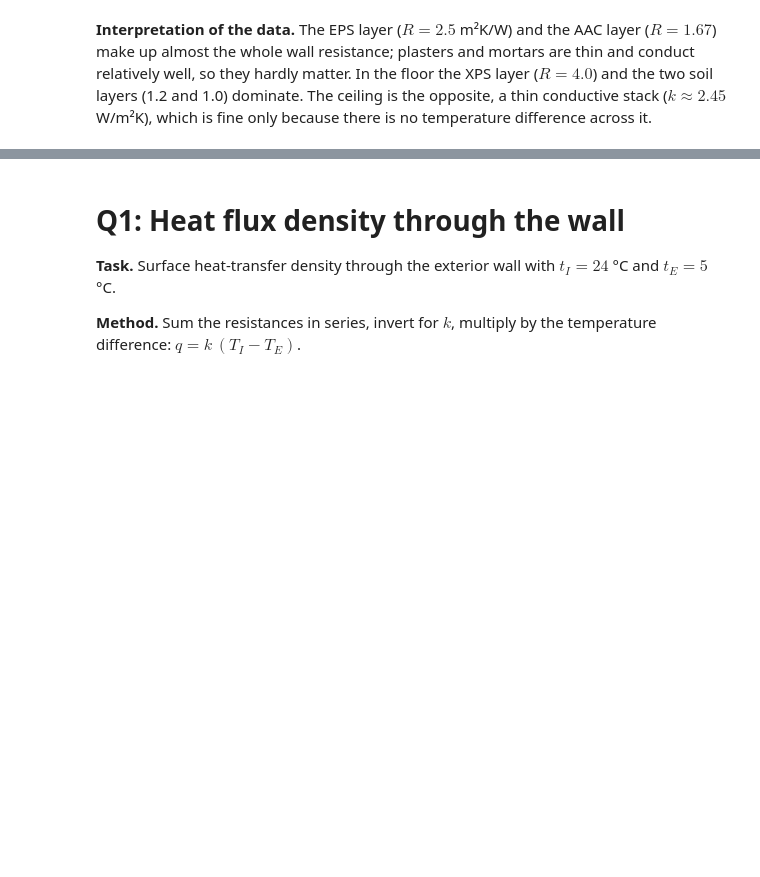
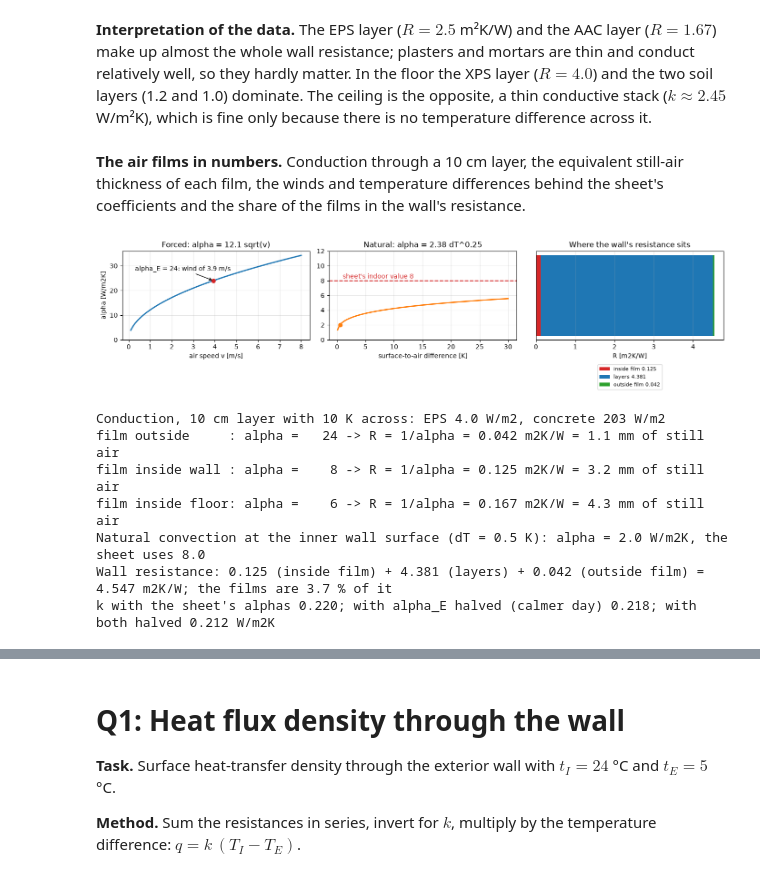
Before and after one commit to mariosakka/human-centric-ai-for-energy-management-labs, a Jupyter notebook: lab-4/explanation-notebooks/jupyter notebooks/lab-4-in-depth.ipynb, the cells around one changed output, grey strips where cells are left out. Saved outputs shown, nothing was run; the diff lists cells and outputs as text; code cells hidden in the pictures; blank space fills up the shorter version.

```diff
--- a/lab-4/explanation-notebooks/jupyter notebooks/lab-4-in-depth.ipynb
+++ b/lab-4/explanation-notebooks/jupyter notebooks/lab-4-in-depth.ipynb
@@ -152,3 +186,39 @@ T_E = 5.0 C, T_I = 24.0 C, T_soil = 11.0 C; alpha_E = 24.0, alpha_I wall = 8.0,
 wall area gross 72 m2, windows 4.0 m2, net opaque 68.0 m2, floor 36.0 m2
 # %% [markdown]
 **Interpretation of the data.** The EPS layer ($R=2.5$ m²K/W) and the AAC layer ($R=1.67$) make up almost the whole wall resistance; plasters and mortars are thin and conduct relatively well, so they hardly matter. In the floor the XPS layer ($R=4.0$) and the two soil layers (1.2 and 1.0) dominate. The ceiling is the opposite, a thin conductive stack ($k \approx 2.45$ W/m²K), which is fine only because there is no temperature difference across it.
+# %% [markdown]
+**The air films in numbers.** Conduction through a 10 cm layer, the equivalent still-air thickness of each film, the winds and temperature differences behind the sheet's coefficients and the share of the films in the wall's resistance.
+# %%
+brk = resistance_breakdown(WALL, ALPHA_I_WALL, ALPHA_E)
+prof_ = temperature_profile(WALL, ALPHA_I_WALL, ALPHA_E, T_I, T_E)
+dt_in = prof_.temp[0] - prof_.temp[1]
+v_, dts_ = np.linspace(0.1, 8, 80), np.linspace(0.1, 30, 120)
+fig_, ax = plt.subplots(1, 3, figsize=(14, 3.8))
+ax[0].plot(v_, alpha_forced(v_), color="tab:blue", lw=2)
+ax[0].plot(wind_for_alpha(ALPHA_E), ALPHA_E, "o", color="tab:red")
+ax[0].annotate(f"alpha_E = {ALPHA_E:.0f}: wind of {wind_for_alpha(ALPHA_E):.1f} m/s", (wind_for_alpha(ALPHA_E), ALPHA_E), xytext=(0.3, 28), arrowprops=dict(arrowstyle="->"))
+ax[0].set(title="Forced: alpha = 12.1 sqrt(v)", xlabel="air speed v [m/s]", ylabel="alpha [W/m2K]", ylim=(0, 36))
+ax[1].plot(dts_, alpha_natural(dts_), color="tab:orange", lw=2)
+ax[1].axhline(ALPHA_I_WALL, ls="--", color="tab:red"); ax[1].text(1, ALPHA_I_WALL + 0.3, f"sheet's indoor value {ALPHA_I_WALL:.0f}", color="tab:red")
+ax[1].plot(dt_in, alpha_natural(dt_in), "o", color="tab:orange")
+ax[1].set(title="Natural: alpha = 2.38 dT^0.25", xlabel="surface-to-air difference [K]", ylim=(0, 12))
+left = 0
+for label, key, col in (("inside film", "film_in", "tab:red"), ("layers", "layers", "tab:blue"), ("outside film", "film_out", "tab:green")):
+    ax[2].barh(0, brk[key], left=left, color=col, label=f"{label} {brk[key]:.3f}"); left += brk[key]
+ax[2].set(title="Where the wall's resistance sits", xlabel="R [m2K/W]", yticks=[]); ax[2].legend(loc="upper center", bbox_to_anchor=(0.5, -0.25), ncol=1, fontsize=8)
+plt.tight_layout(); plt.show()
+print(f"Conduction, 10 cm layer with 10 K across: EPS {conduction_flux(0.040, 0.10, 10):.1f} W/m2, concrete {conduction_flux(2.03, 0.10, 10):.0f} W/m2")
+for name, a in (("outside", ALPHA_E), ("inside wall", ALPHA_I_WALL), ("inside floor", ALPHA_I_FLOOR)):
+    print(f"film {name:12s}: alpha = {a:4.0f} -> R = 1/alpha = {film_resistance(a):.3f} m2K/W = {1000 * film_thickness(a):.1f} mm of still air")
+print(f"Natural convection at the inner wall surface (dT = {dt_in:.1f} K): alpha = {alpha_natural(dt_in):.1f} W/m2K, the sheet uses {ALPHA_I_WALL}")
+print(f"Wall resistance: {brk['film_in']:.3f} (inside film) + {brk['layers']:.3f} (layers) + {brk['film_out']:.3f} (outside film) = {brk['total']:.3f} m2K/W; the films are {100 * (brk['film_in'] + brk['film_out']) / brk['total']:.1f} % of it")
+print(f"k with the sheet's alphas {k_value(WALL, ALPHA_I_WALL, ALPHA_E):.3f}; with alpha_E halved (calmer day) {k_value(WALL, ALPHA_I_WALL, ALPHA_E / 2):.3f}; with both halved {k_value(WALL, ALPHA_I_WALL / 2, ALPHA_E / 2):.3f} W/m2K")
+# %% [output]
+[figure, added]
+Conduction, 10 cm layer with 10 K across: EPS 4.0 W/m2, concrete 203 W/m2
+film outside     : alpha =   24 -> R = 1/alpha = 0.042 m2K/W = 1.1 mm of still air
+film inside wall : alpha =    8 -> R = 1/alpha = 0.125 m2K/W = 3.2 mm of still air
+film inside floor: alpha =    6 -> R = 1/alpha = 0.167 m2K/W = 4.3 mm of still air
+Natural convection at the inner wall surface (dT = 0.5 K): alpha = 2.0 W/m2K, the sheet uses 8.0
+Wall resistance: 0.125 (inside film) + 4.381 (layers) + 0.042 (outside film) = 4.547 m2K/W; the films are 3.7 % of it
+k with the sheet's alphas 0.220; with alpha_E halved (calmer day) 0.218; with both halved 0.212 W/m2K
```
Also changed, not shown: parts of 8 cells of this notebook, 30 other files.
